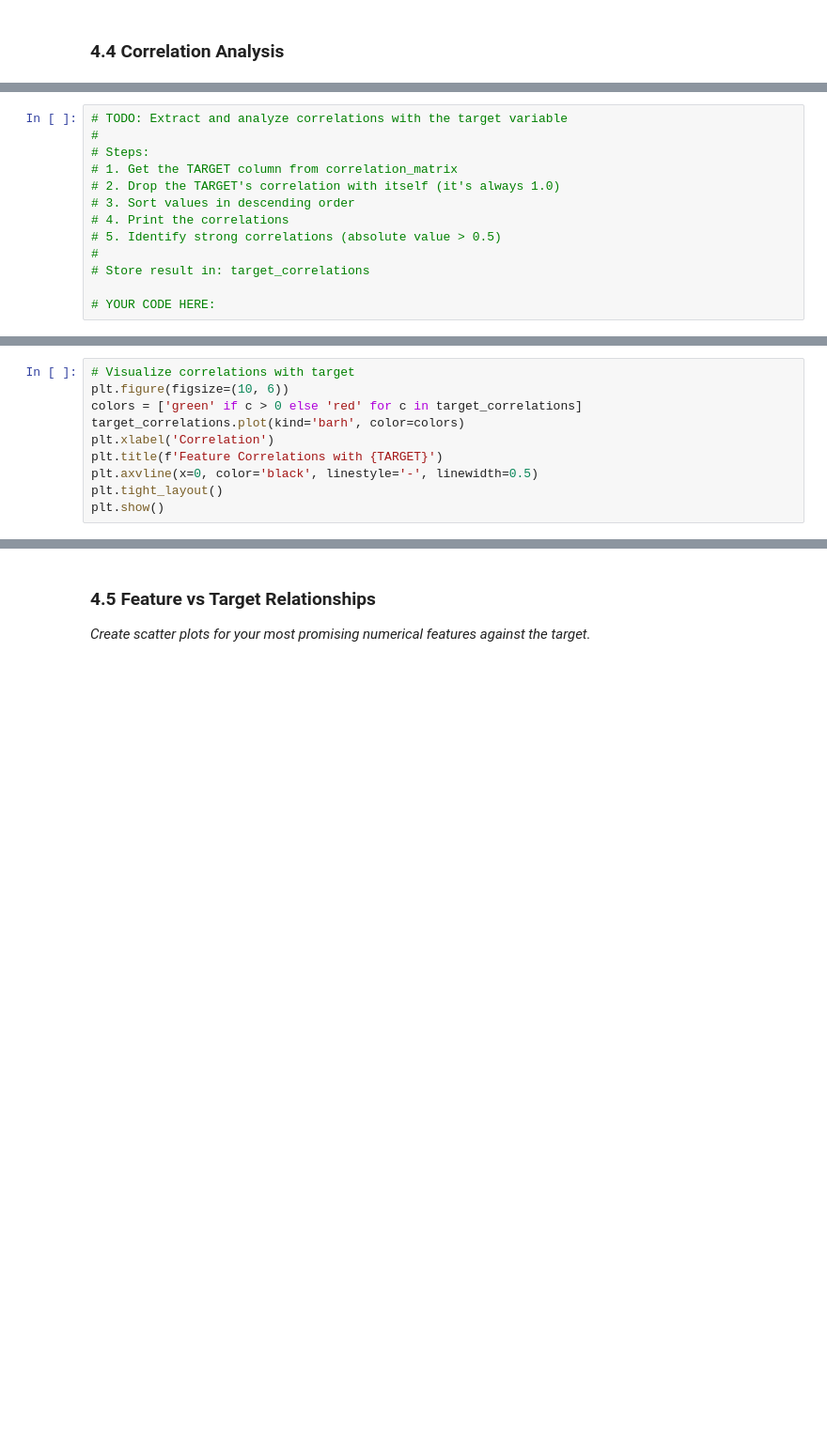
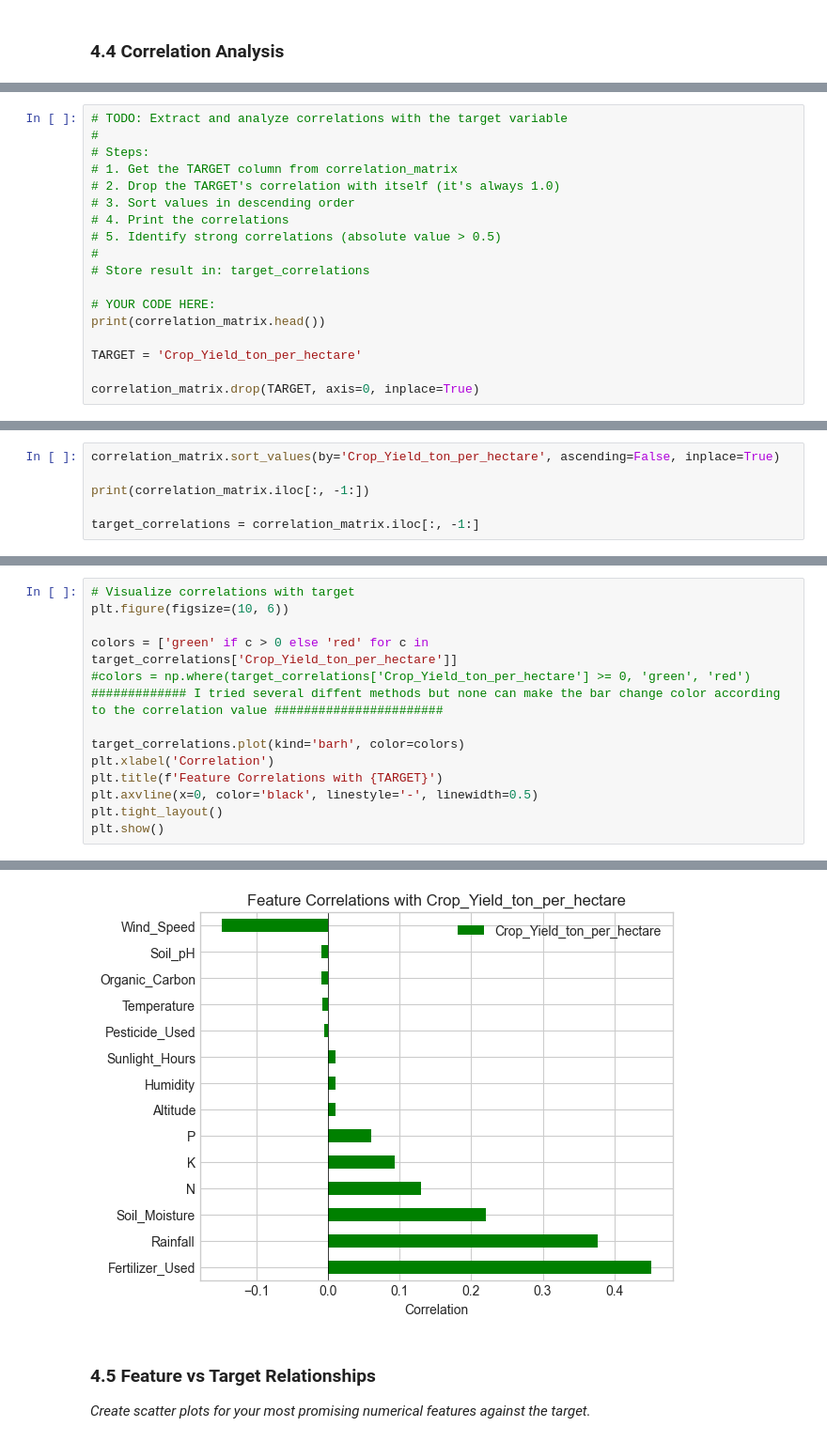
Before and after one commit to wzhu2467/Crop_Yield_Prediction_App, a Jupyter notebook: notebooks/01_problem_statement_and_eda.ipynb, the cells around one changed output, grey strips where cells are left out. Shown at 94% size. Drawn from its saved outputs; the diff is of its cells as text; blank space fills up the shorter version.

```diff
--- a/notebooks/01_problem_statement_and_eda.ipynb
+++ b/notebooks/01_problem_statement_and_eda.ipynb
@@ -647,3 +658,8 @@ Cotton      7.427941   7.420   1666
 # Store result in: target_correlations
 
 # YOUR CODE HERE:
+print(correlation_matrix.head())
+
+TARGET = 'Crop_Yield_ton_per_hectare'
+
+correlation_matrix.drop(TARGET, axis=0, inplace=True)
@@ -649,0 +684,6 @@ Cotton      7.427941   7.420   1666
+# %%
+correlation_matrix.sort_values(by='Crop_Yield_ton_per_hectare', ascending=False, inplace=True)
+
+print(correlation_matrix.iloc[:, -1:])
+
+target_correlations = correlation_matrix.iloc[:, -1:]
@@ -650,10 +708,15 @@ Cotton      7.427941   7.420   1666
 # %%
 # Visualize correlations with target
 plt.figure(figsize=(10, 6))
-colors = ['green' if c > 0 else 'red' for c in target_correlations]
+
+colors = ['green' if c > 0 else 'red' for c in target_correlations['Crop_Yield_ton_per_hectare']]
+#colors = np.where(target_correlations['Crop_Yield_ton_per_hectare'] >= 0, 'green', 'red')
+############# I tried several diffent methods but none can make the bar change color according to the correlation value #######################
+
 target_correlations.plot(kind='barh', color=colors)
 plt.xlabel('Correlation')
 plt.title(f'Feature Correlations with {TARGET}')
 plt.axvline(x=0, color='black', linestyle='-', linewidth=0.5)
 plt.tight_layout()
 plt.show()
+# %% [output]
@@ -660,3 +724,4 @@ plt.show()
+[figure, added]
 # %% [markdown]
 ### 4.5 Feature vs Target Relationships
 
```
Also changed, not shown: parts of 49 cells of this notebook, 1 other file.
